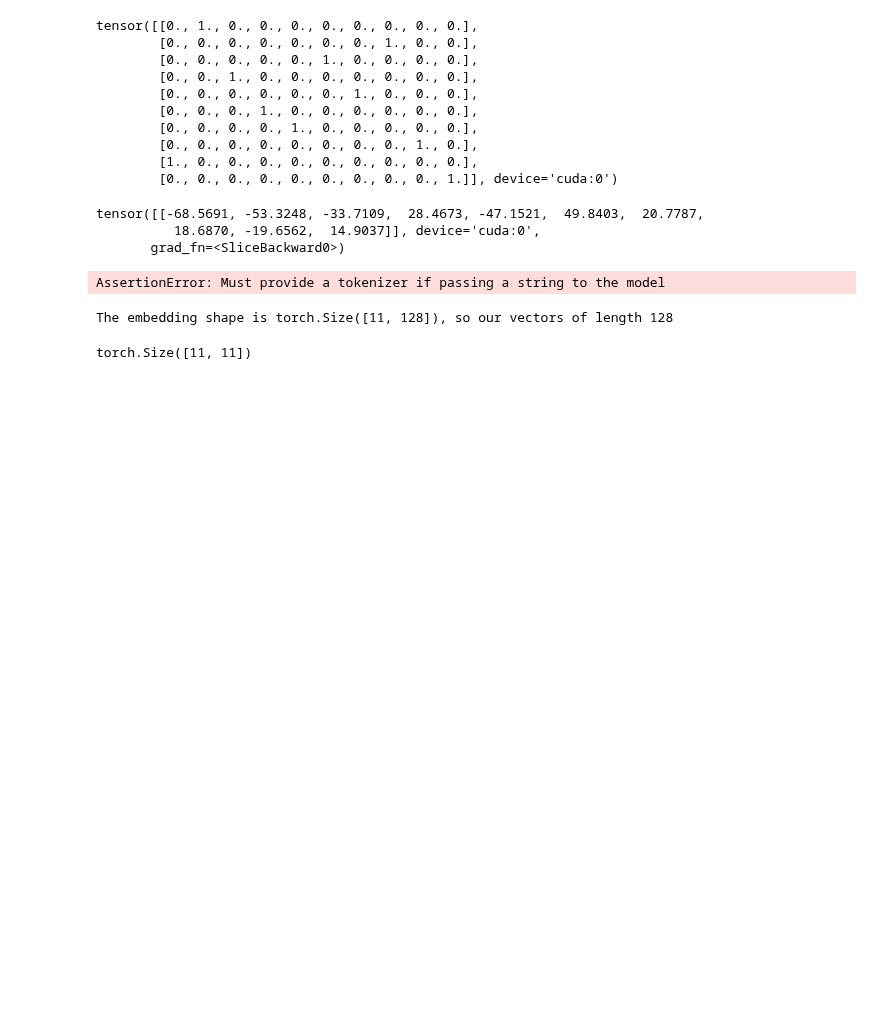
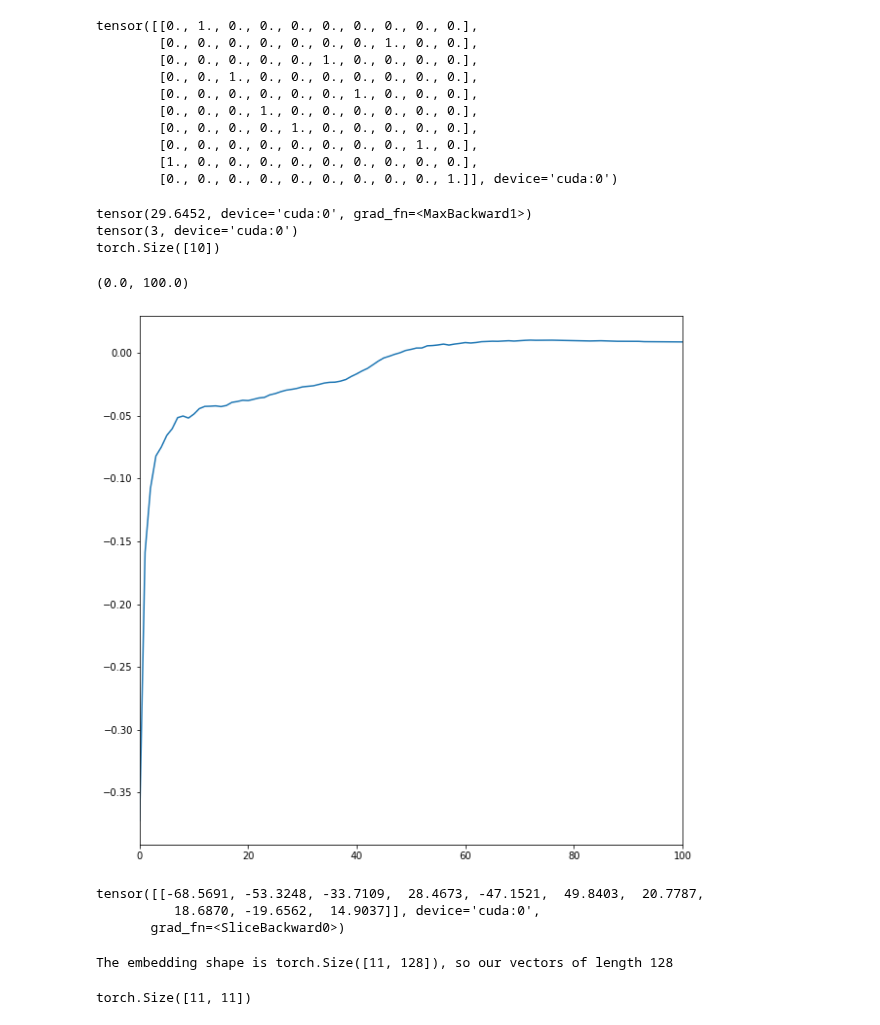
Before and after one commit to obayyub/Alphatoe, a Jupyter notebook: model.ipynb, the cells around one changed output. Drawn from its saved outputs; the diff is of its cells as text; code cells hidden in the pictures; blank space fills up the shorter version.

Commit message:
all games

```diff
--- a/model.ipynb
+++ b/model.ipynb
@@ -85,9 +85,9 @@ cfg = HookedTransformerConfig(
     d_mlp = 512,
     act_fn = "relu",
     normalization_type=None,
-    d_vocab=11,
+    d_vocab=10,
     d_vocab_out=10,
-    n_ctx=10,
+    n_ctx=9,
     init_weights=True,
     device="cuda",
     seed = 1337,
@@ -109,6 +109,10 @@ np_data.shape
 boards = [Board()]
 game_list = apply_best_moves(boards)
 moves = np.array([[10] + game.moves_played + [9] for game in game_list])
+# %%
+boards = [Board()]
+game_list = apply_best_moves(boards)
+moves = np.array([game.moves_played + [9] for game in game_list])
 # %%
 #load npy file
 # np_data = np.load('data/moves.npy')
@@ -181,7 +183,10 @@ encoded_labels = np.array(encoded_labels)
 data = t.from_numpy(data)
 encoded_labels = t.from_numpy(encoded_labels).to(t.float)
 total_data = list(zip(data, encoded_labels))
-split_data = list(t.utils.data.random_split(total_data, [.8, .2]))
+num_samples = len(total_data)
+train_size = int(test_train_split * num_samples)
+test_size = num_samples - train_size
+split_data = list(t.utils.data.random_split(total_data, [train_size, test_size]))
 train_pairs = split_data[0]
 test_pairs= split_data[1]
 train_data, train_labels = zip(*train_pairs)
@@ -417,8 +390,27 @@ tensor([[0., 1., 0., 0., 0., 0., 0., 0., 0., 0.],
         [0., 0., 0., 0., 0., 0., 0., 0., 1., 0.],
         [1., 0., 0., 0., 0., 0., 0., 0., 0., 0.],
         [0., 0., 0., 0., 0., 0., 0., 0., 0., 1.]], device='cuda:0')
+# %%
+seq_test = [1, 3, 2, 7, 8]
+print(t.max(model(t.tensor(seq_test))[0, -1]))
+print(t.argmax(model(t.tensor(seq_test))[0, -1]))
+print(model(t.tensor(seq_test))[0, -1].shape)
+# %% [output]
+tensor(29.6452, device='cuda:0', grad_fn=<MaxBackward1>)
+tensor(3, device='cuda:0')
+torch.Size([10])
 # %%
 lines([test_losses, train_losses])
+# %%
+#difference of lists test_losses and train_losses
+diff = [test_losses[i] - train_losses[i] for i in range(len(test_losses))]
+plt.figure(figsize=(10, 10))
+plt.plot(diff)
+#xlim
+plt.xlim(0, 100)
+# %% [output]
+(0.0, 100.0)
+[figure, added]
 # %%
 seq = t.tensor([10] * 10).to(cfg.device)
 out = model(seq)
@@ -433,10 +425,6 @@ line(test_losses, log_y=True)
 # plt.plot(train_losses)
 # %%
 line(train_losses, log_y=True)
-# %%
-model([1])
-# %% [output]
-AssertionError: Must provide a tokenizer if passing a string to the model
 # %%
 imshow(model.embed.W_E)
 # %%
```
Also changed, not shown: parts of 11 cells of this notebook, 6 other files.
